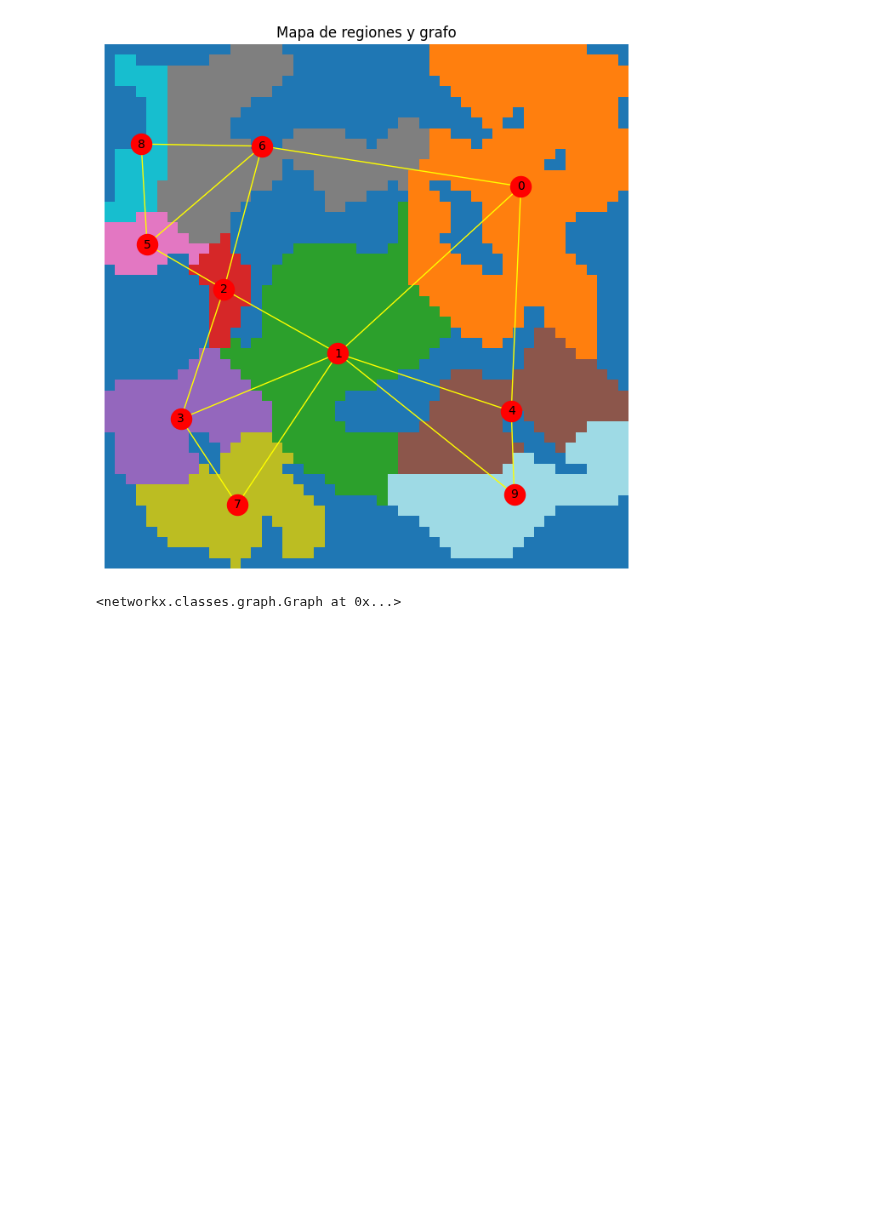
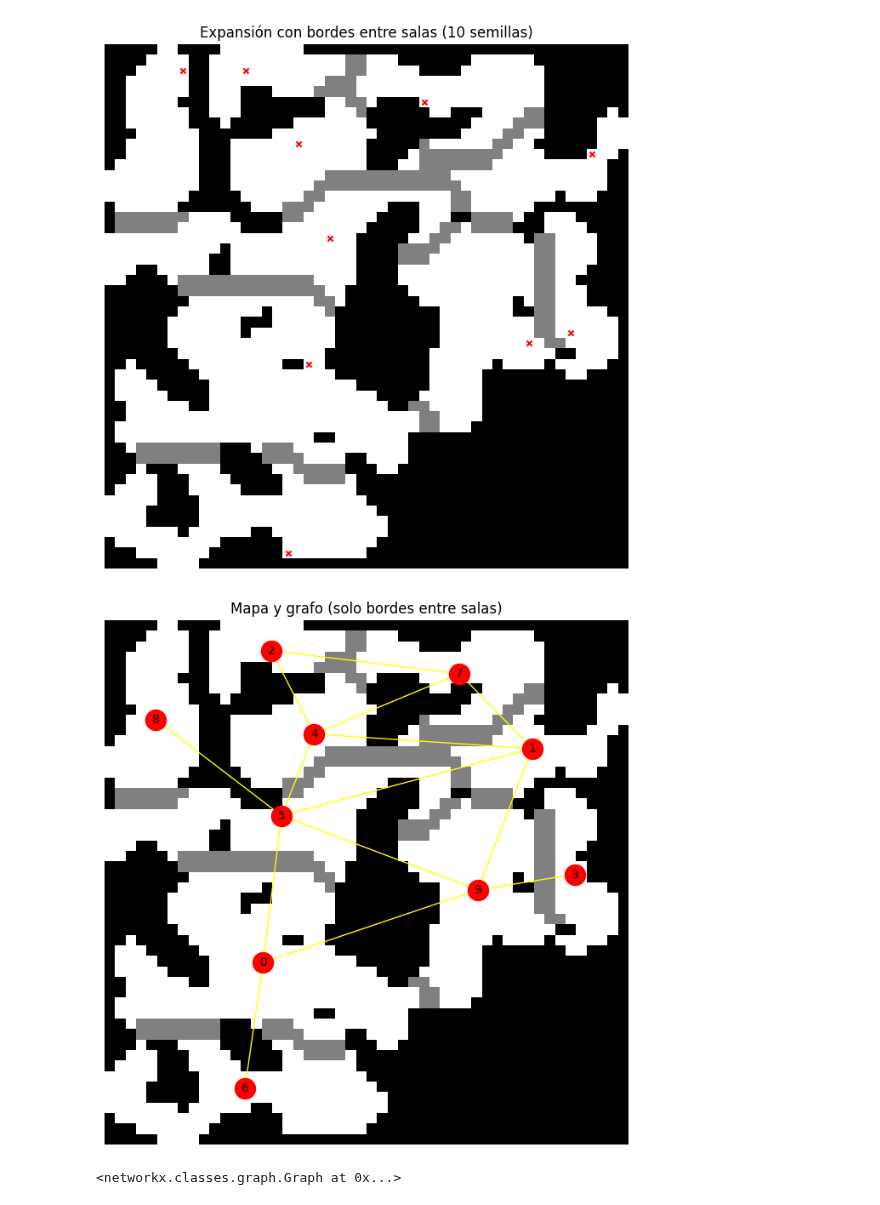
Before and after one commit to MarioPG21/TFG_generacion_mazmorras, a Jupyter notebook: Cellular automata/Cellular automata.ipynb, the cells around one changed output. Cells and saved outputs as stored; diff of their text form; code cells hidden in the pictures; blank space fills up the shorter version.

```diff
--- a/Cellular automata/Cellular automata.ipynb
+++ b/Cellular automata/Cellular automata.ipynb
@@ -230,23 +253,26 @@ def automata_celular(iteraciones = 4,dimensiones = 50, p = 0.45, pared = 4, cuev
     mapa = Cuadrado(dimensiones=dimensiones, p=p, pared=pared, cueva=cueva, semilla=semilla)
     for _ in range(iteraciones):
         mapa.paso_de_simulacion()
+    #mapa.pintar_mapa()
     mapa.mantener_mayor_caverna()
-    salas = mapa.generar_salas_flood(num_semillas=10, visualizar=False)
+    salas = mapa.generar_salas_flood(num_semillas=10, visualizar=True)
+
 
     mapa.matriz_a_grafo(salas)
-    mapa.mostrar_mapa_con_grafo(salas)
+    mapa.mostrar_mapa_y_grafo(salas)
 
     return mapa
 # %%
-iteraciones = 4
+iteraciones = 3
 dimensiones = 50
 p = 0.6
 pared = 5
 cueva = 5
 semilla = None
 mapa = automata_celular(iteraciones=iteraciones, dimensiones=dimensiones, p=p, pared=pared, cueva=cueva, num_semillas = 5, semilla=semilla)
 # %% [output]
-[figure, old version]
+[figure, new version]
+[figure, added]
 # %%
 mapa.grafo
 # %% [output]
```
Also changed, not shown: parts of 3 cells of this notebook, 3 other files.
